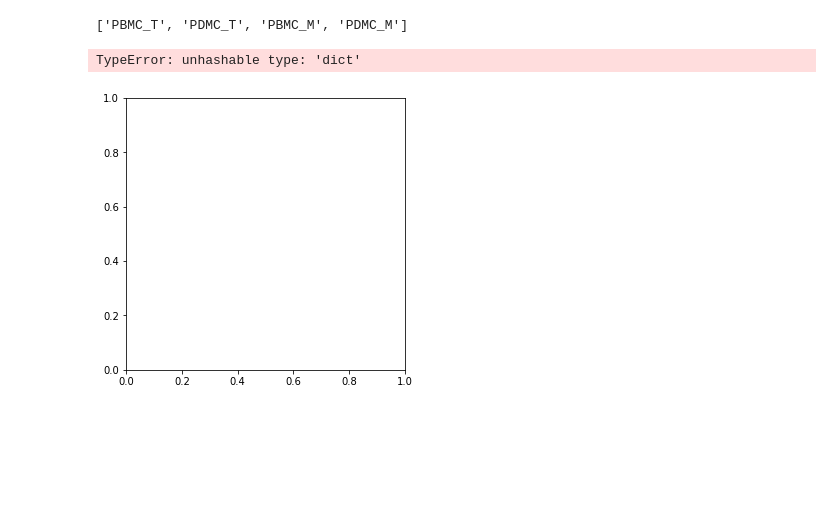
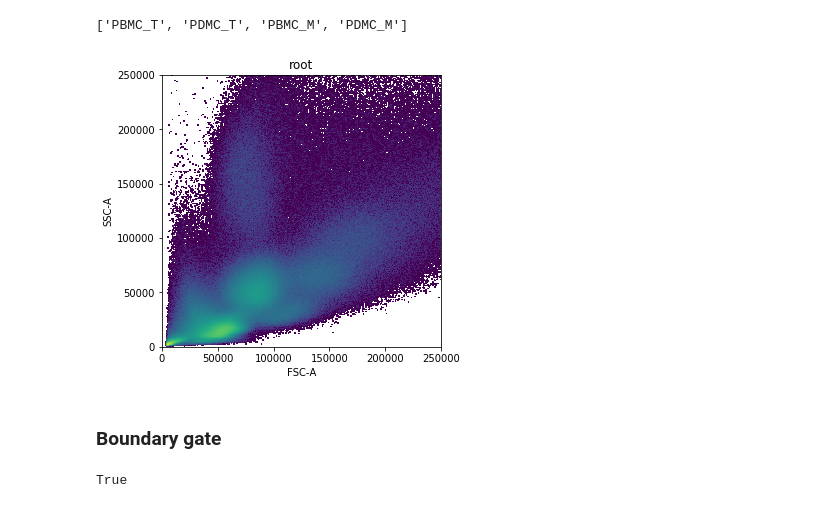
Before and after one commit to burtonrj/CytoPy, a Jupyter notebook: Automated_Gating_2.ipynb, the cells around one changed output. Saved outputs shown, nothing was run; the diff lists cells and outputs as text; code cells hidden in the pictures; blank space fills up the shorter version.

Commit message:
Started second phase of PD automated gating experiment: creating template

```diff
--- a/Automated_Gating_2.ipynb
+++ b/Automated_Gating_2.ipynb
@@ -21,7 +21,14 @@ pdmc_t = peritonitis.load_experiment('PDMC_T')
 # %%
 t_template = Template(experiment=pdmc_t, sample_id='pd318-01_t')
 # %%
-t_template.plot_population('root', x='FSC-A', y='SSC-A')
+_ = t_template.plot_population('root', x='FSC-A', y='SSC-A')
 # %% [output]
-TypeError: unhashable type: 'dict'
-[figure, old version]
+[figure, new version]
+# %% [markdown]
+<h3>Boundary gate</h3>
+# %%
+kwargs=dict(x_min=10000, x_max=125000, y_min=0, y_max=70000)
+t_template.create_gate(gate_name='boundary_gate', children=['cells'], parent='root', x='FSC-A',
+                      y='SSC-A', func='rect_gate', func_args=kwargs, gate_type='geom')
+# %% [output]
+True
```
Also changed, not shown: parts of 28 cells of this notebook, 5 other files.
